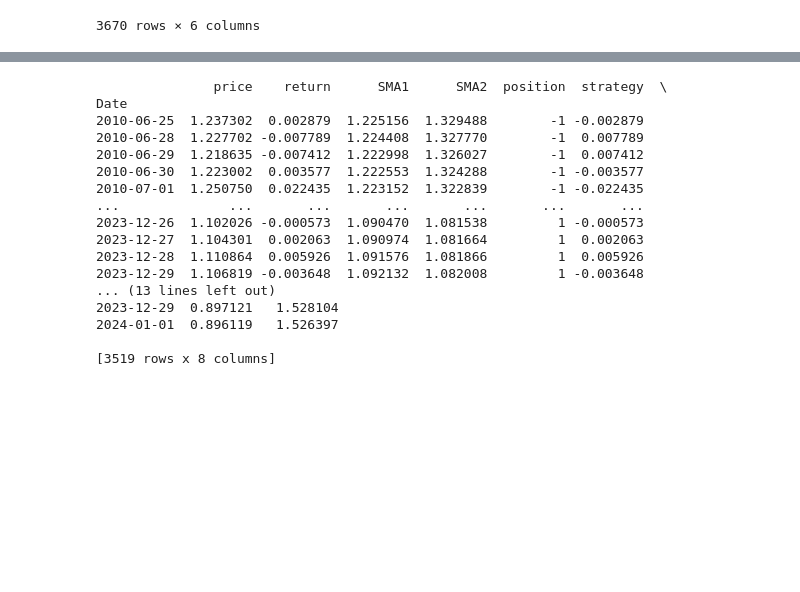
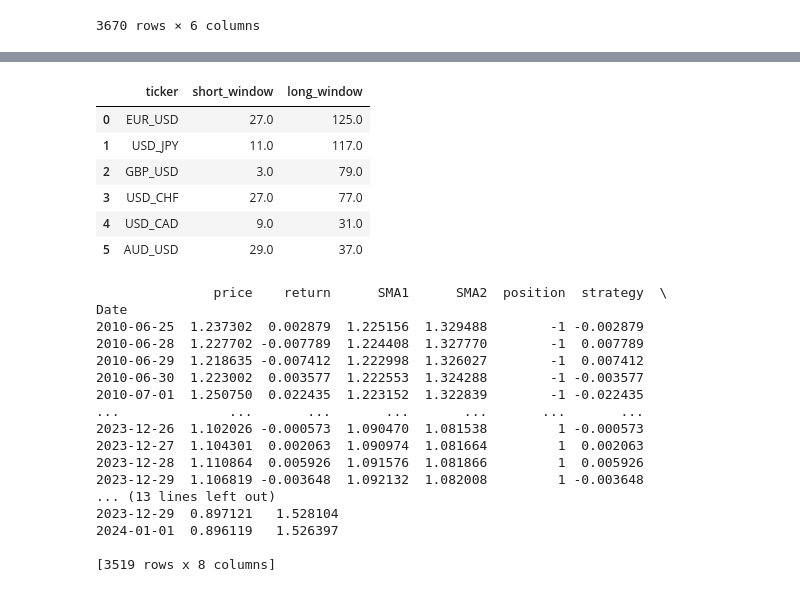
Before and after one commit to MatteoAK/IAAM-CaseStudy, a Jupyter notebook: Part_2_Backtesting/Backtesting.ipynb, the cells around one changed output, grey strips where cells are left out. Drawn from its saved outputs; the diff is of its cells as text; code cells hidden in the pictures; blank space fills up the shorter version.

```diff
--- a/Part_2_Backtesting/Backtesting.ipynb
+++ b/Part_2_Backtesting/Backtesting.ipynb
@@ -90,6 +90,17 @@ for i in [EUR_USD, USD_JPY, GBP_USD, USD_CHF, USD_CAD, AUD_USD]:
 [figure]
 [figure]
 [figure]
+# %%
+# The optimized windows for short and long moving average
+df
+# %% [output]
+|  | ticker | short_window | long_window |
+| 0 | EUR_USD | 27.0 | 125.0 |
+| 1 | USD_JPY | 11.0 | 117.0 |
+| 2 | GBP_USD | 3.0 | 79.0 |
+| 3 | USD_CHF | 27.0 | 77.0 |
+| 4 | USD_CAD | 9.0 | 31.0 |
+| 5 | AUD_USD | 29.0 | 37.0 |
 # %%
 print(EUR_USD.results)
 # %% [output]
```
Also changed, not shown: parts of 1 cell of this notebook.
